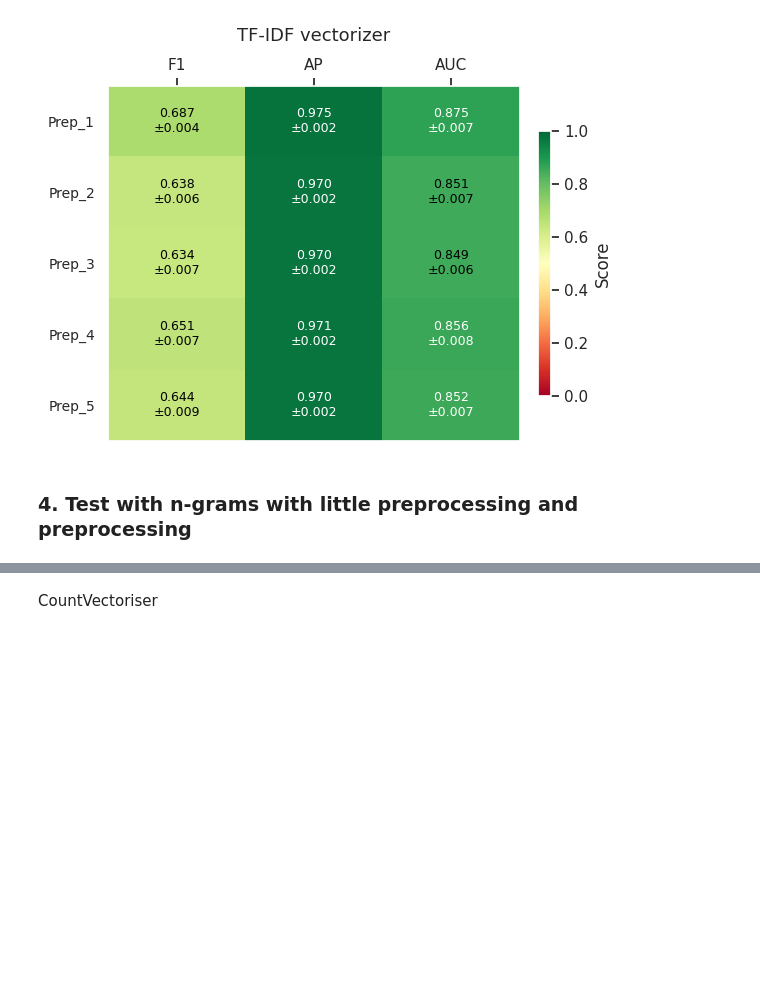
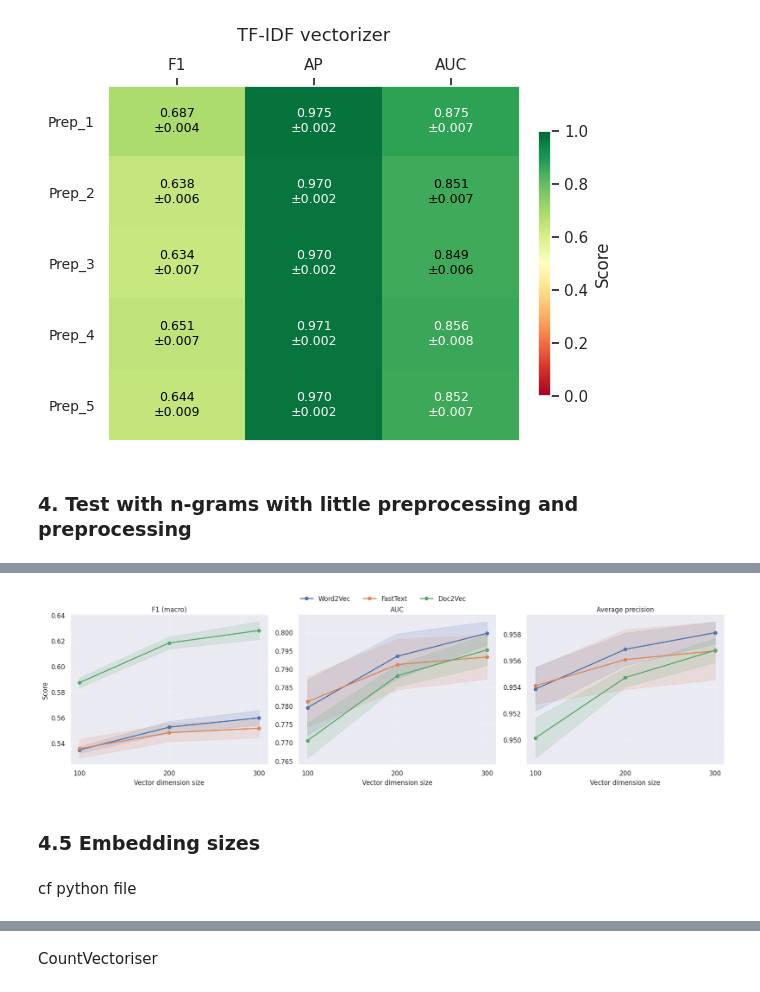
Before and after one commit to alan-man/tal-projet, a Jupyter notebook: pre_test.ipynb, the cells around one changed output, grey strips where cells are left out. Cells and saved outputs as stored; diff of their text form; code cells hidden in the pictures; blank space fills up the shorter version.

```diff
--- a/pre_test.ipynb
+++ b/pre_test.ipynb
@@ -1100,0 +1198,3 @@ n-gram range: (3, 3)
+# %%
+def stopwords_rmv(text, stopwords=final_stopwords_list):
+    return " ".join([word for word in text.split() if word not in stopwords])
@@ -1100,0 +1410,51 @@ n-gram range: (3, 3)
+# %%
+import matplotlib.pyplot as plt
+
+METRICS = ["F1",        "AUC",  "AvgPrec"]
+LABELS  = ["F1 (macro)","AUC",  "Average precision"]
+MODELS  = ["Word2Vec", "FastText", "Doc2Vec"]
+COLORS  = {"Word2Vec": sns.color_palette()[0], "FastText": sns.color_palette()[1], "Doc2Vec":sns.color_palette()[2]}
+SIZES   = [100, 200, 300]
+
+fig, axes = plt.subplots(1, 3, figsize=(18, 5))
+
+for ax, metric, label in zip(axes, METRICS, LABELS):
+    for model in MODELS:
+        subset = df_results[df_results["model"] == model].sort_values("size")
+        ax.plot(subset["size"], subset[metric], marker="o",
+                color=COLORS[model], linewidth=2, label=model)
+        ax.fill_between(subset["size"],
+                        subset[metric] - subset[f"{metric}_std"],
+                        subset[metric] + subset[f"{metric}_std"],
+                        color=COLORS[model], alpha=0.15)
+    ax.set_title(label, fontsize=12)
+    ax.spines[["top", "right"]].set_visible(False)
+    ax.set_xlabel("Vector dimension size", fontsize=12)
+    ax.set_xticks(SIZES)
+    ax.grid(True, alpha=0.3)
+    ax.spines[["top", "right"]].set_visible(False)
+    ax.tick_params(axis='both', which='major', labelsize=12)
+
+
+axes[0].set_ylabel("Score", fontsize=12)
+handles, labels = axes[0].get_legend_handles_labels()
+fig.legend(handles, labels, loc="upper center", ncol=3, frameon=False,
+           bbox_to_anchor=(0.5, 1.05), fontsize=12)
+
+# # colored text labels on the right, outside the last subplot
+# for i, model in enumerate(MODELS):
+#     fig.text(1.01, 0.75 - i * 0.15, model,
+#              color=COLORS[model],
+#              fontsize=10, fontweight="500",
+#              va="center", transform=axes[-1].transAxes)
+
+plt.subplots_adjust(top=0.85)
+plt.tight_layout()
+plt.savefig("images/pretest/vectors_size_metrics.png", dpi=150, bbox_inches="tight")
+plt.show()
+# %% [output]
+[figure, added]
+# %% [markdown]
+### 4.5 Embedding sizes
+# %% [markdown]
+cf python file
```
Also changed, not shown: parts of 34 cells of this notebook, 4 other files.
